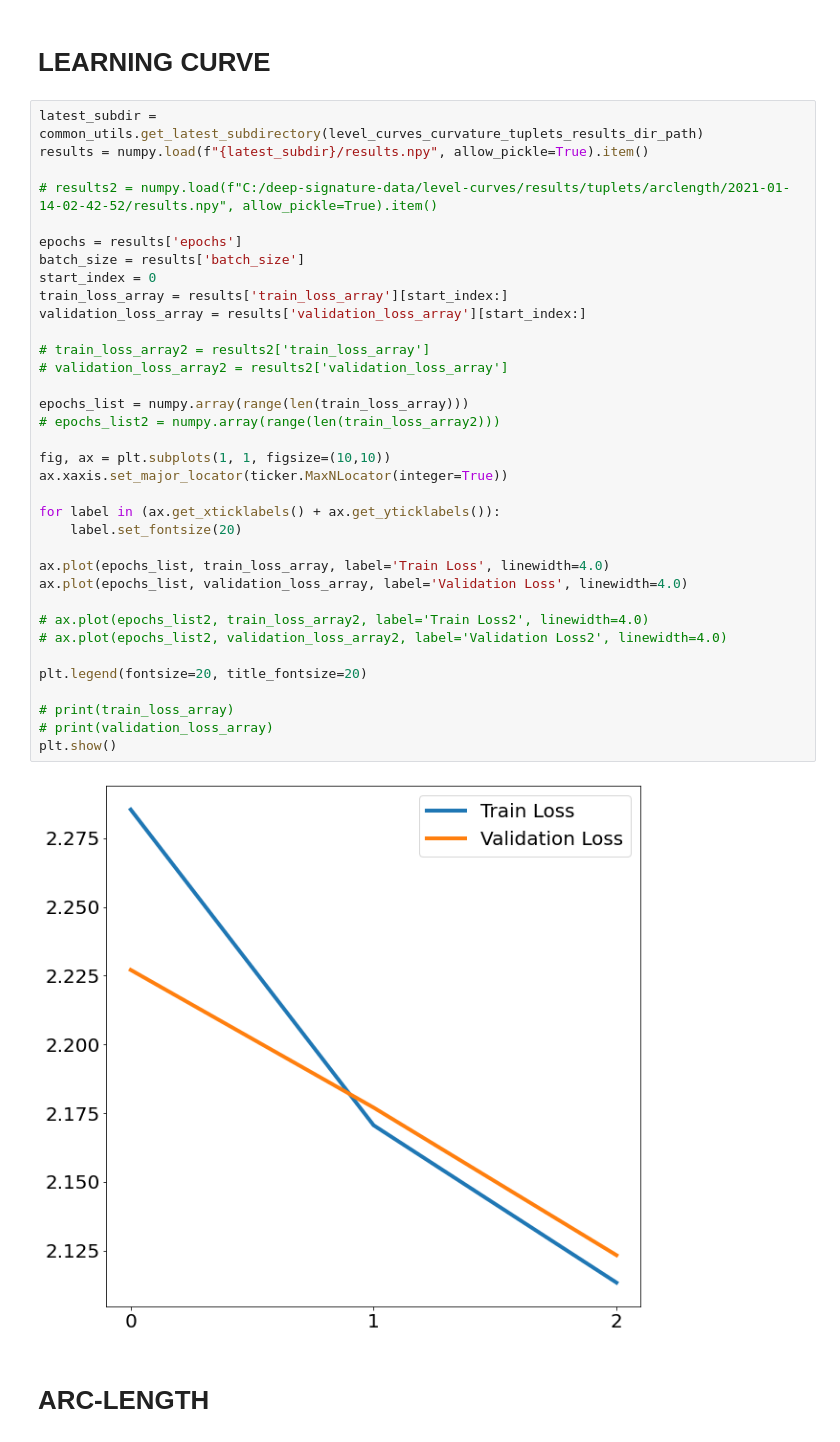
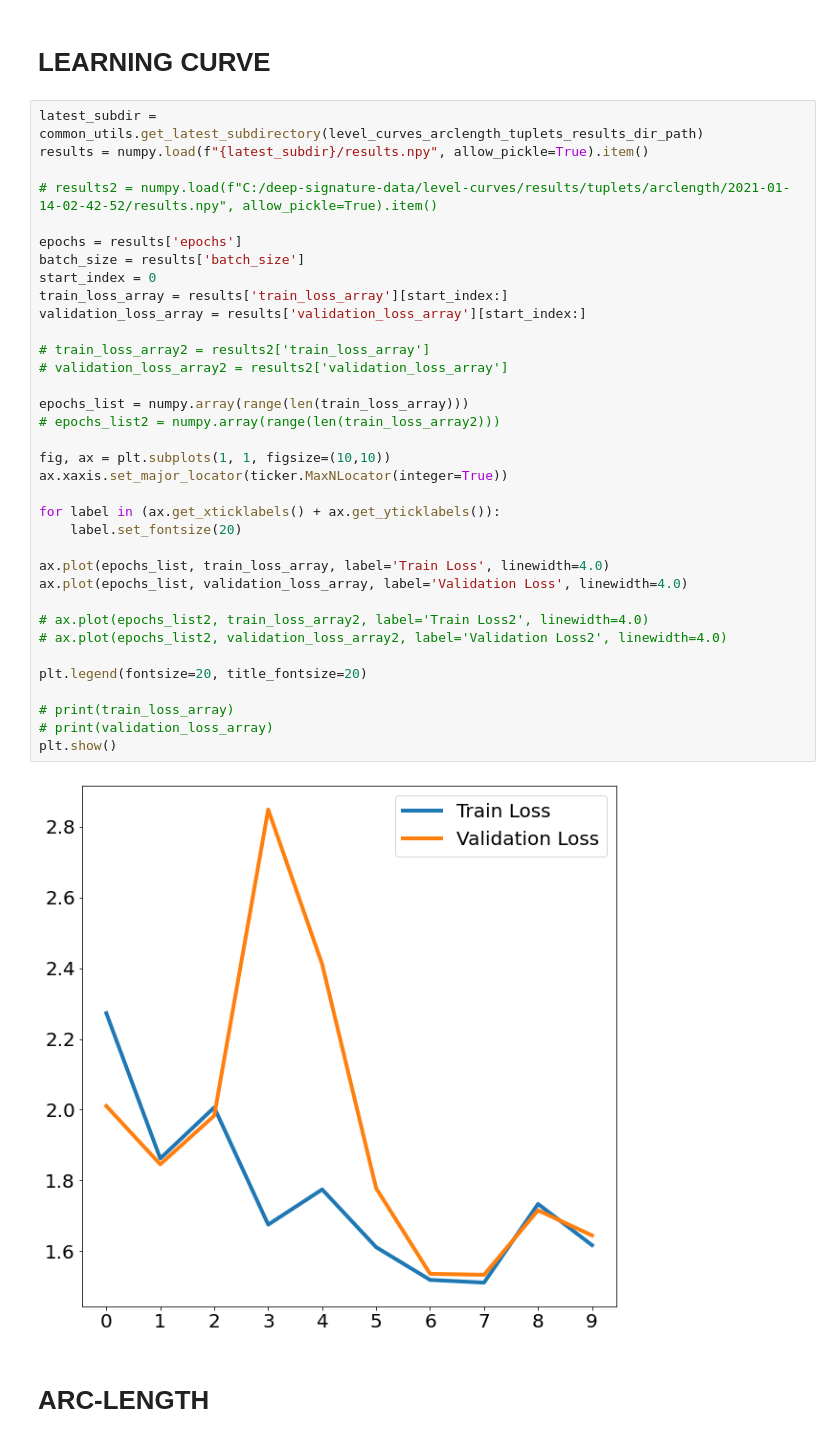
Before and after one commit to royvelich/deep-signature, a Jupyter notebook: notebooks/level_curves/evaluate_metrics.ipynb, the cells around one changed output. Saved outputs shown, nothing was run; the diff lists cells and outputs as text.

Commit message:
arclength

```diff
--- a/notebooks/level_curves/evaluate_metrics.ipynb
+++ b/notebooks/level_curves/evaluate_metrics.ipynb
@@ -90,7 +90,7 @@ elif transform_type == 'affine':
 # %% [markdown]
   # LEARNING CURVE
 # %%
-latest_subdir = common_utils.get_latest_subdirectory(level_curves_curvature_tuplets_results_dir_path)
+latest_subdir = common_utils.get_latest_subdirectory(level_curves_arclength_tuplets_results_dir_path)
 results = numpy.load(f"{latest_subdir}/results.npy", allow_pickle=True).item()
 
 # results2 = numpy.load(f"C:/deep-signature-data/level-curves/results/tuplets/arclength/2021-01-14-02-42-52/results.npy", allow_pickle=True).item()
@@ -98,34 +98,34 @@ results = numpy.load(f"{latest_subdir}/results.npy", allow_pickle=True).item()
 epochs = results['epochs']
 batch_size = results['batch_size']
 start_index = 0
 train_loss_array = results['train_loss_array'][start_index:]
 validation_loss_array = results['validation_loss_array'][start_index:]
 
 # train_loss_array2 = results2['train_loss_array']
 # validation_loss_array2 = results2['validation_loss_array']
 
 epochs_list = numpy.array(range(len(train_loss_array)))
 # epochs_list2 = numpy.array(range(len(train_loss_array2)))
 
 fig, ax = plt.subplots(1, 1, figsize=(10,10))
 ax.xaxis.set_major_locator(ticker.MaxNLocator(integer=True))
 
 for label in (ax.get_xticklabels() + ax.get_yticklabels()):
     label.set_fontsize(20)
 
 ax.plot(epochs_list, train_loss_array, label='Train Loss', linewidth=4.0)
 ax.plot(epochs_list, validation_loss_array, label='Validation Loss', linewidth=4.0)
 
 # ax.plot(epochs_list2, train_loss_array2, label='Train Loss2', linewidth=4.0)
 # ax.plot(epochs_list2, validation_loss_array2, label='Validation Loss2', linewidth=4.0)
 
 plt.legend(fontsize=20, title_fontsize=20)
 
 # print(train_loss_array)
 # print(validation_loss_array)
 plt.show()
 # %% [output]
-[figure, old version]
+[figure, new version]
 # %% [markdown]
   # ARC-LENGTH
 # %% [markdown]
```
Also changed, not shown: parts of 2 cells of this notebook, 11 other files.
